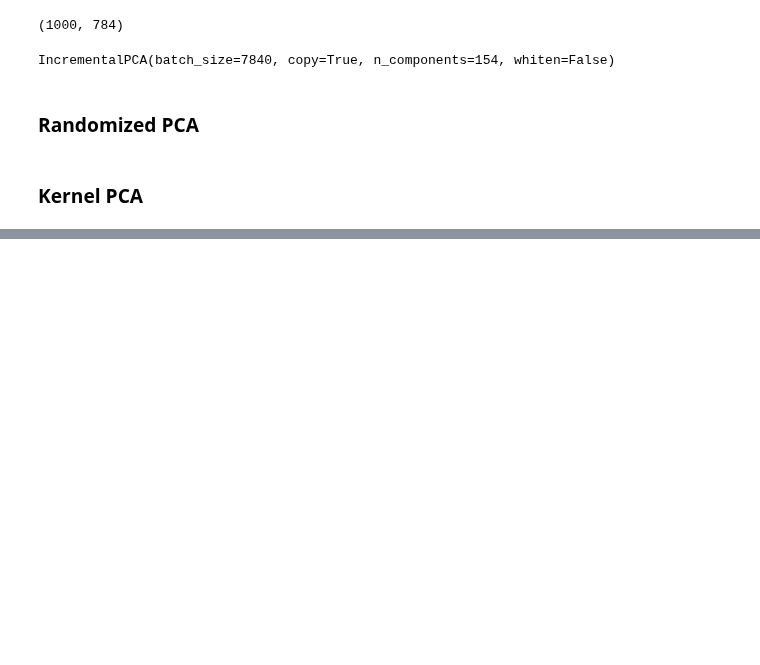
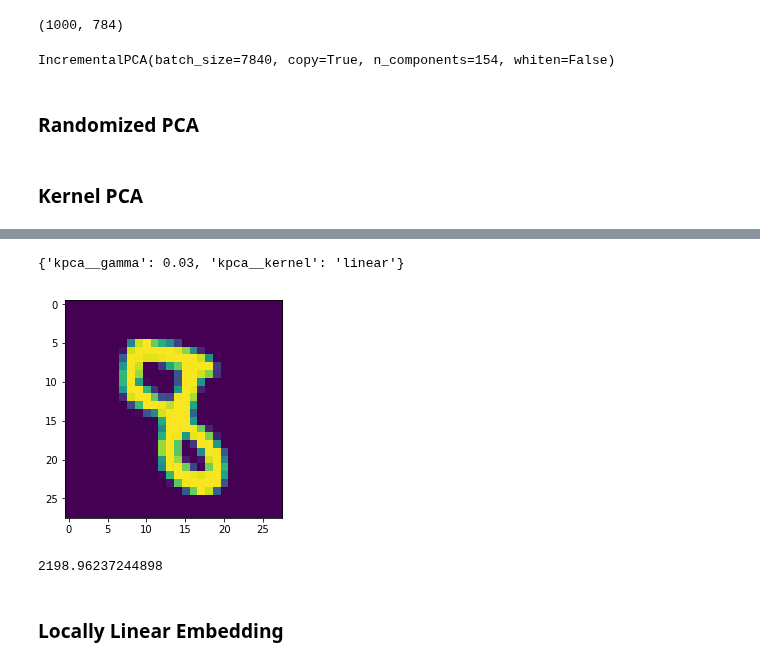
Before and after one commit to Okbps/handson-ml, a Jupyter notebook: jupyter/08-dim-reduction.ipynb, the cells around one changed output, grey strips where cells are left out. Saved outputs shown, nothing was run; the diff lists cells and outputs as text; code cells hidden in the pictures; blank space fills up the shorter version.

```diff
--- a/jupyter/08-dim-reduction.ipynb
+++ b/jupyter/08-dim-reduction.ipynb
@@ -146,0 +188,19 @@ plt.show()
+# %%
+grid_search.best_params_
+# %% [output]
+{'kpca__gamma': 0.03, 'kpca__kernel': 'linear'}
+# %%
+rbf_pca = KernelPCA(n_components=2, kernel='rbf', gamma=0.0433, fit_inverse_transform=True)
+X_reduced = rbf_pca.fit_transform(X_train[0:1])
+X_preimage = rbf_pca.inverse_transform(X_reduced)
+# %%
+plt.imshow(X_preimage.reshape(28, 28))
+plt.show()
+# %% [output]
+[figure, added]
+# %%
+mean_squared_error(X_train[0:1], X_preimage)
+# %% [output]
+2198.96237244898
+# %% [markdown]
+### Locally Linear Embedding
```
Also changed, not shown: parts of 12 cells of this notebook.
